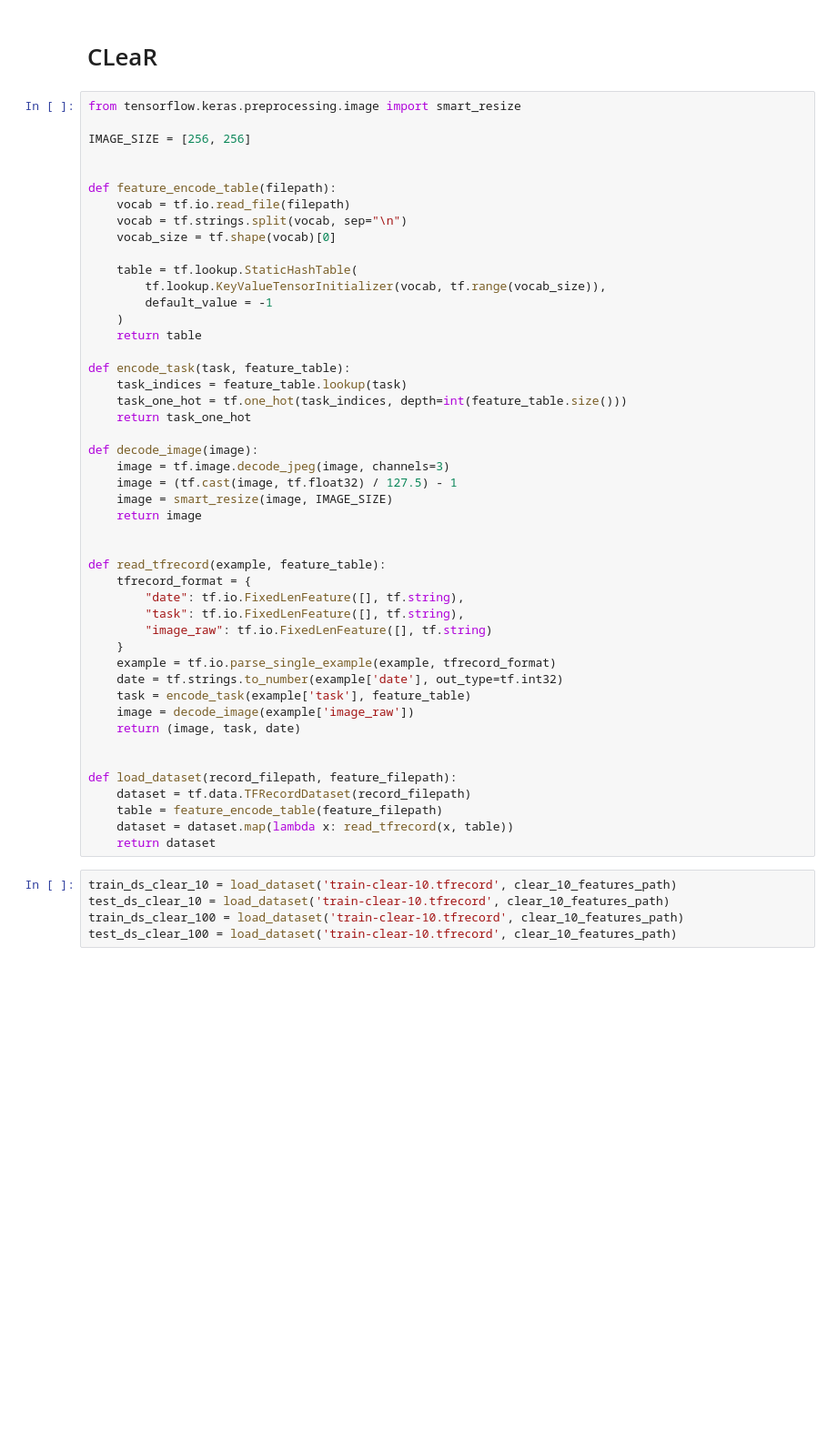
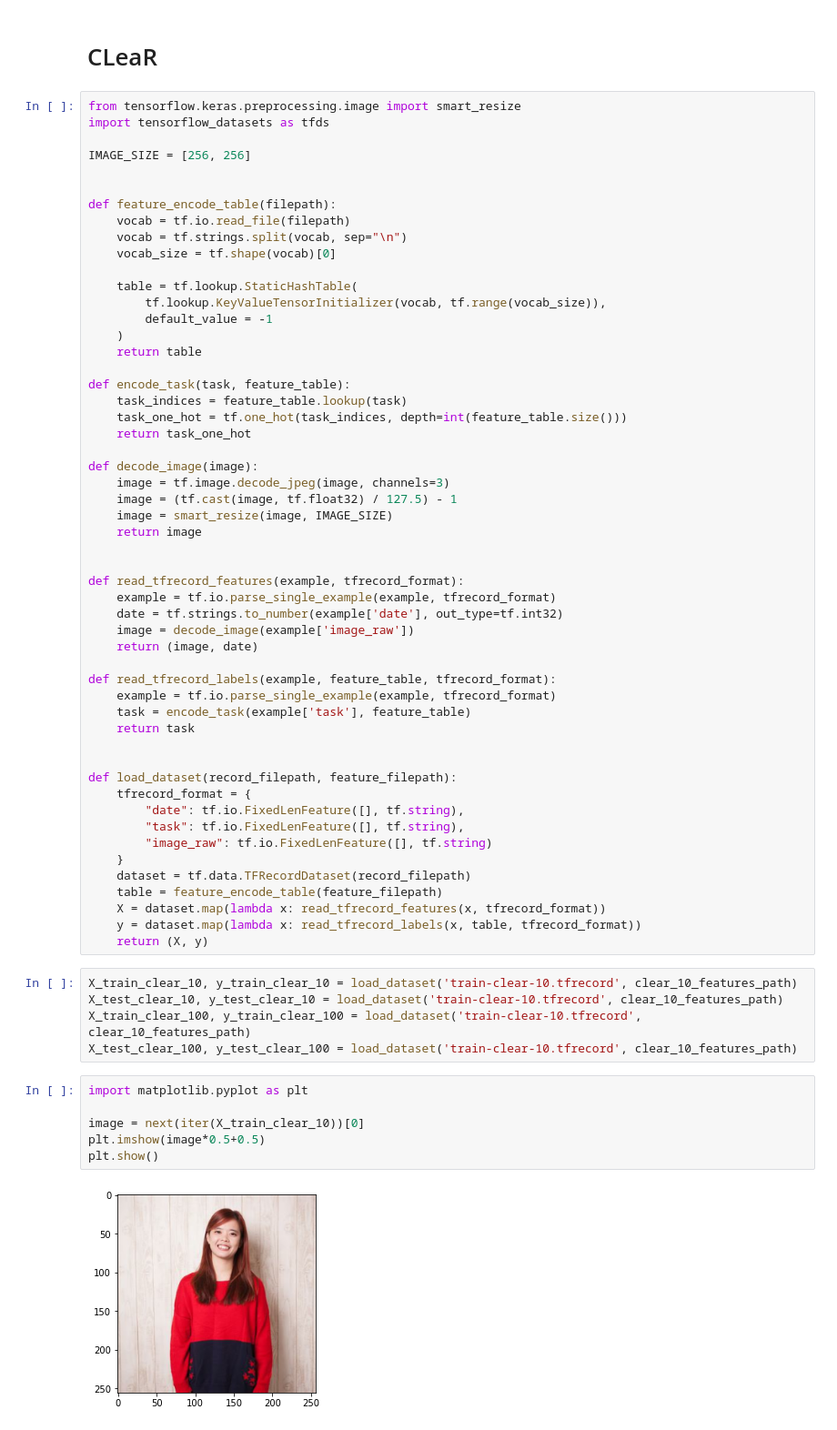
Before and after one commit to lacykaltgr/continual-learning-ait, a Jupyter notebook: data_preparation.ipynb, the cells around one changed output. Shown at 91% size. Cells and saved outputs as stored; diff of their text form; blank space fills up the shorter version.

```diff
--- a/data_preparation.ipynb
+++ b/data_preparation.ipynb
@@ -70,6 +90,7 @@ files.upload()
 # CLeaR
 # %%
 from tensorflow.keras.preprocessing.image import smart_resize
+import tensorflow_datasets as tfds
 
 IMAGE_SIZE = [256, 256]
 
@@ -97,26 +118,39 @@ def decode_image(image):
     return image
 
 
-def read_tfrecord(example, feature_table):
+def read_tfrecord_features(example, tfrecord_format):
+    example = tf.io.parse_single_example(example, tfrecord_format)
+    date = tf.strings.to_number(example['date'], out_type=tf.int32)
+    image = decode_image(example['image_raw'])
+    return (image, date)
+
+def read_tfrecord_labels(example, feature_table, tfrecord_format):
+    example = tf.io.parse_single_example(example, tfrecord_format)
+    task = encode_task(example['task'], feature_table)
+    return task
+
+
+def load_dataset(record_filepath, feature_filepath):
     tfrecord_format = {
         "date": tf.io.FixedLenFeature([], tf.string),
         "task": tf.io.FixedLenFeature([], tf.string),
         "image_raw": tf.io.FixedLenFeature([], tf.string)
     }
-    example = tf.io.parse_single_example(example, tfrecord_format)
-    date = tf.strings.to_number(example['date'], out_type=tf.int32)
-    task = encode_task(example['task'], feature_table)
-    image = decode_image(example['image_raw'])
-    return (image, task, date)
-
-
-def load_dataset(record_filepath, feature_filepath):
     dataset = tf.data.TFRecordDataset(record_filepath)
     table = feature_encode_table(feature_filepath)
-    dataset = dataset.map(lambda x: read_tfrecord(x, table))
-    return dataset
+    X = dataset.map(lambda x: read_tfrecord_features(x, tfrecord_format))
+    y = dataset.map(lambda x: read_tfrecord_labels(x, table, tfrecord_format))
+    return (X, y)
 # %%
-train_ds_clear_10 = load_dataset('train-clear-10.tfrecord', clear_10_features_path)
-test_ds_clear_10 = load_dataset('train-clear-10.tfrecord', clear_10_features_path)
-train_ds_clear_100 = load_dataset('train-clear-10.tfrecord', clear_10_features_path)
-test_ds_clear_100 = load_dataset('train-clear-10.tfrecord', clear_10_features_path)
+X_train_clear_10, y_train_clear_10 = load_dataset('train-clear-10.tfrecord', clear_10_features_path)
+X_test_clear_10, y_test_clear_10 = load_dataset('train-clear-10.tfrecord', clear_10_features_path)
+X_train_clear_100, y_train_clear_100 = load_dataset('train-clear-10.tfrecord', clear_10_features_path)
+X_test_clear_100, y_test_clear_100 = load_dataset('train-clear-10.tfrecord', clear_10_features_path)
+# %%
+import matplotlib.pyplot as plt
+
+image = next(iter(X_train_clear_10))[0]
+plt.imshow(image*0.5+0.5)
+plt.show()
+# %% [output]
+[figure, added]
```
Also changed, not shown: parts of 10 cells of this notebook.
